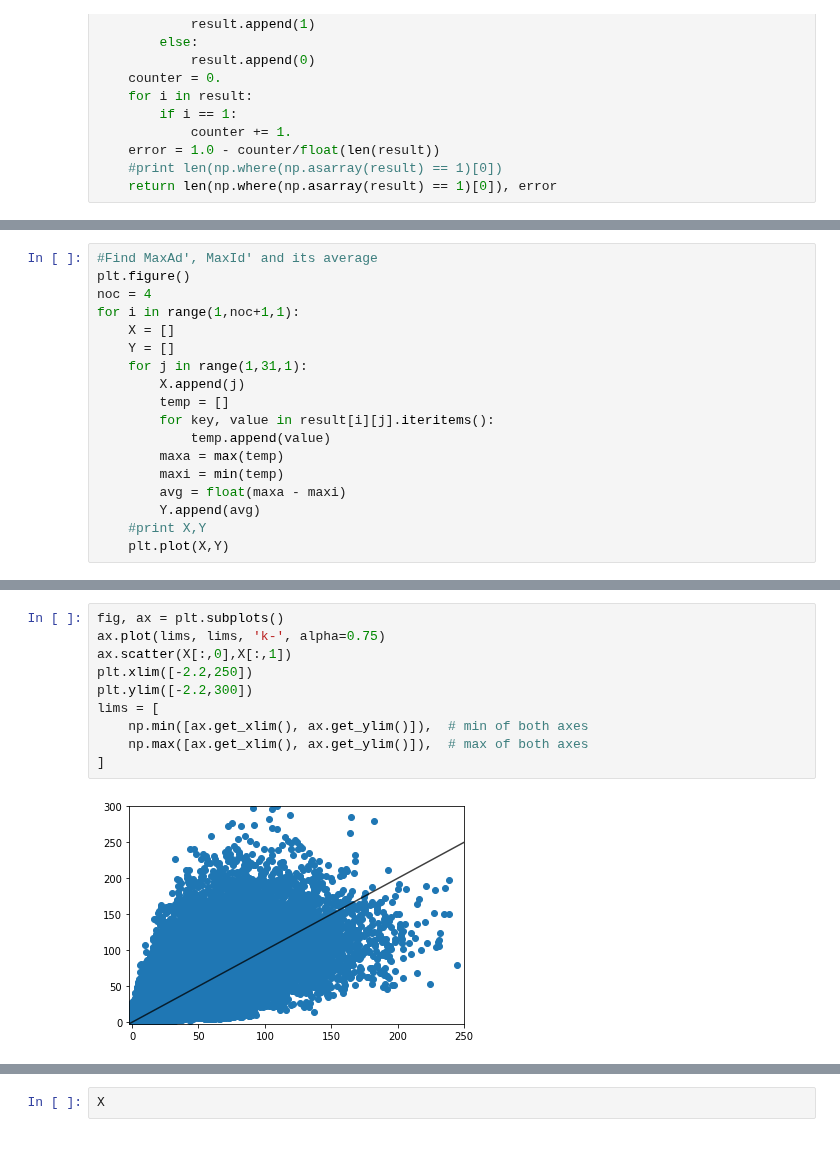
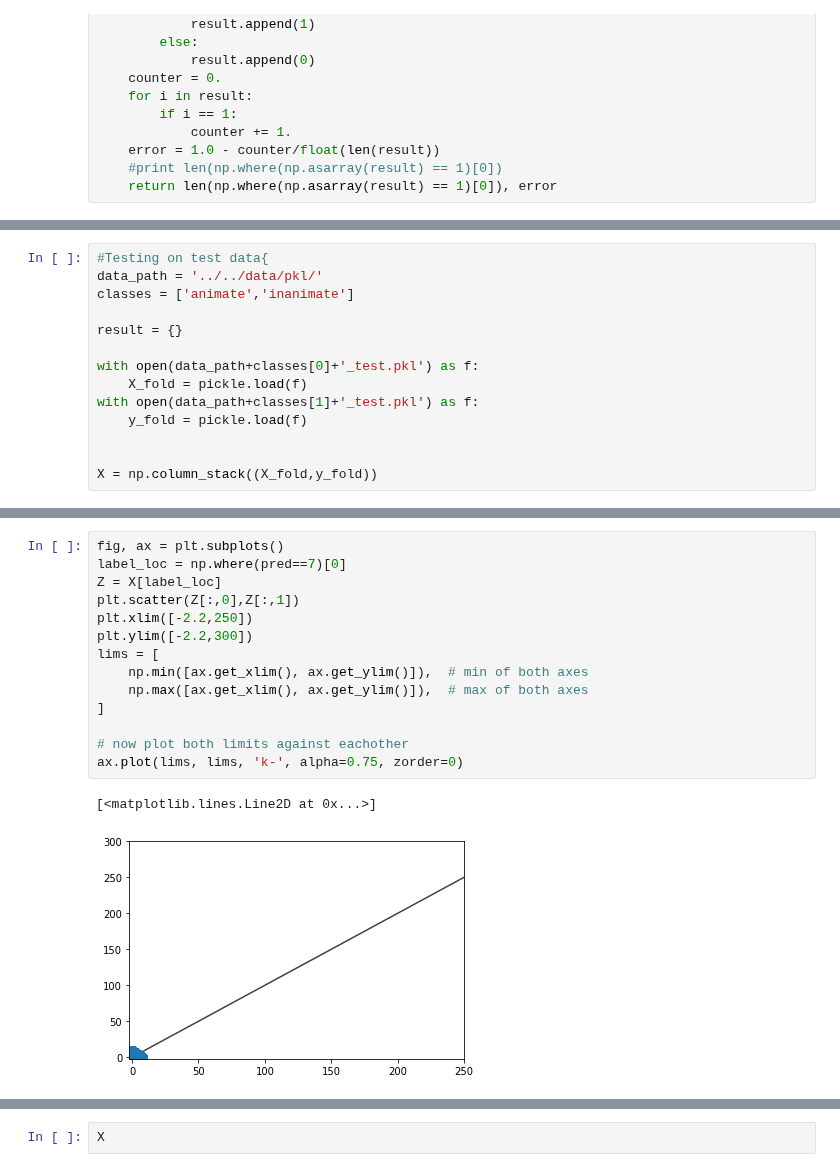
Before and after one commit to SNaGLab/Cognitive-Parcellation, a Jupyter notebook: code/models/alexnet_step_2.ipynb, the cells around one changed output, grey strips where cells are left out. Cells and saved outputs as stored; diff of their text form.

```diff
--- a/code/models/alexnet_step_2.ipynb
+++ b/code/models/alexnet_step_2.ipynb
@@ -425,18 +376,0 @@ plt.savefig('../../results/scree/results_fold_'+str(f)+'.svg', format='svg', dpi
-# %%
-#Find MaxAd', MaxId' and its average
-plt.figure()
-noc = 4
-for i in range(1,noc+1,1):
-    X = []
-    Y = []
-    for j in range(1,31,1):
-        X.append(j)
-        temp = []
-        for key, value in result[i][j].iteritems():
-            temp.append(value)
-        maxa = max(temp)
-        maxi = min(temp)
-        avg = float(maxa - maxi)
-        Y.append(avg)
-    #print X,Y
-    plt.plot(X,Y)
@@ -491 +377,15 @@ print max(Y), Y.index(max(Y)) + 1
+# %%
+#Testing on test data{
+data_path = '../../data/pkl/'
+classes = ['animate','inanimate']
+
+result = {}
+
+with open(data_path+classes[0]+'_test.pkl') as f:
+    X_fold = pickle.load(f)
+with open(data_path+classes[1]+'_test.pkl') as f:
+    y_fold = pickle.load(f)
+
+
+X = np.column_stack((X_fold,y_fold))
 # %%
@@ -620,14 +507,19 @@ print result[0].values().index(max(result[0].values())), result[0].values().inde
 # %%
 fig, ax = plt.subplots()
-ax.plot(lims, lims, 'k-', alpha=0.75)
-ax.scatter(X[:,0],X[:,1])
+label_loc = np.where(pred==7)[0]
+Z = X[label_loc]
+plt.scatter(Z[:,0],Z[:,1])
 plt.xlim([-2.2,250])
 plt.ylim([-2.2,300])
 lims = [
     np.min([ax.get_xlim(), ax.get_ylim()]),  # min of both axes
     np.max([ax.get_xlim(), ax.get_ylim()]),  # max of both axes
 ]
+
+# now plot both limits against eachother
+ax.plot(lims, lims, 'k-', alpha=0.75, zorder=0)
 # %% [output]
+[<matplotlib.lines.Line2D at 0x...>]
-[figure, old version]
+[figure, new version]
 # %%
 fig, ax = plt.subplots()
```
Also changed, not shown: parts of 15 cells of this notebook, 5 other files.
